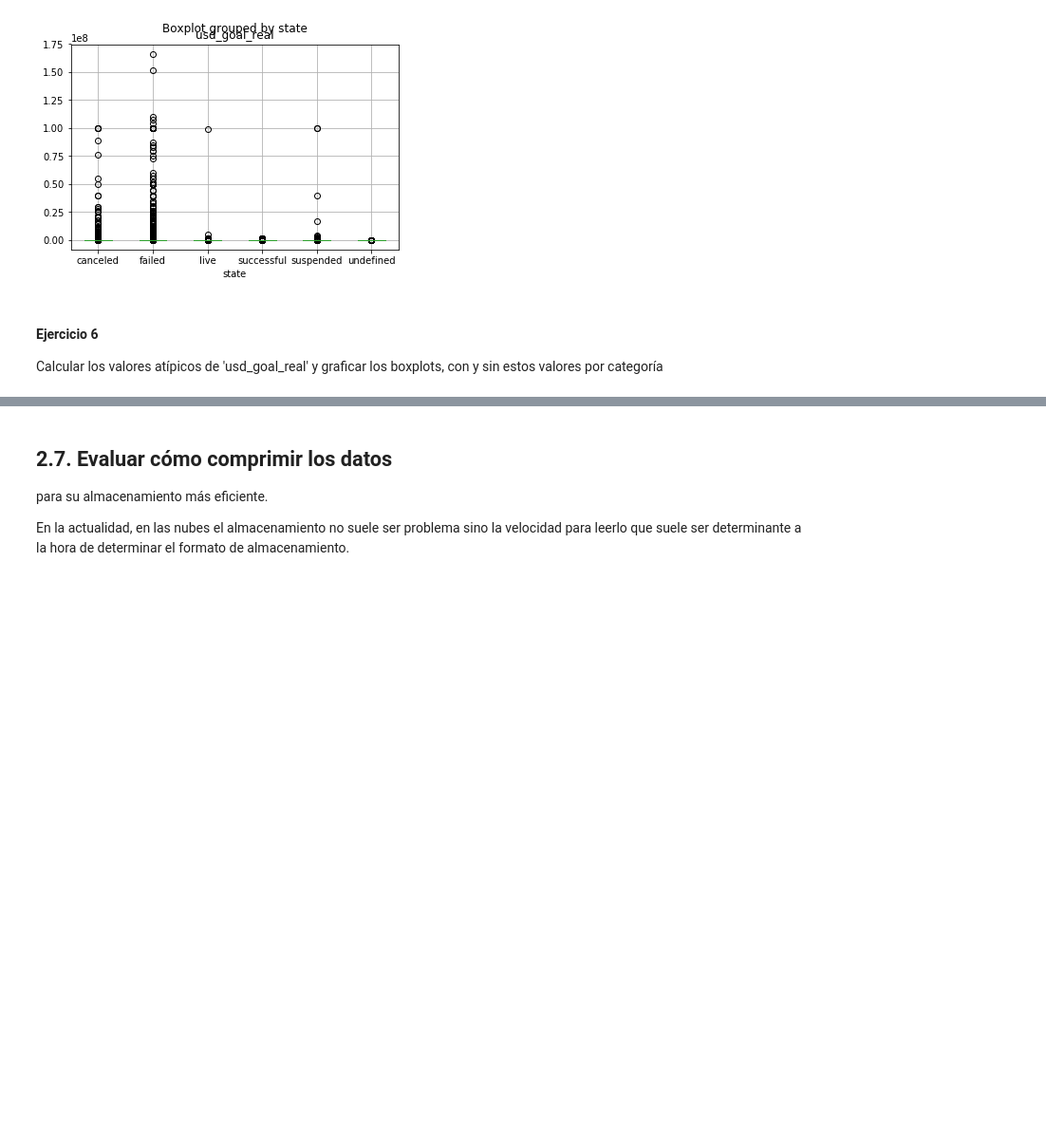
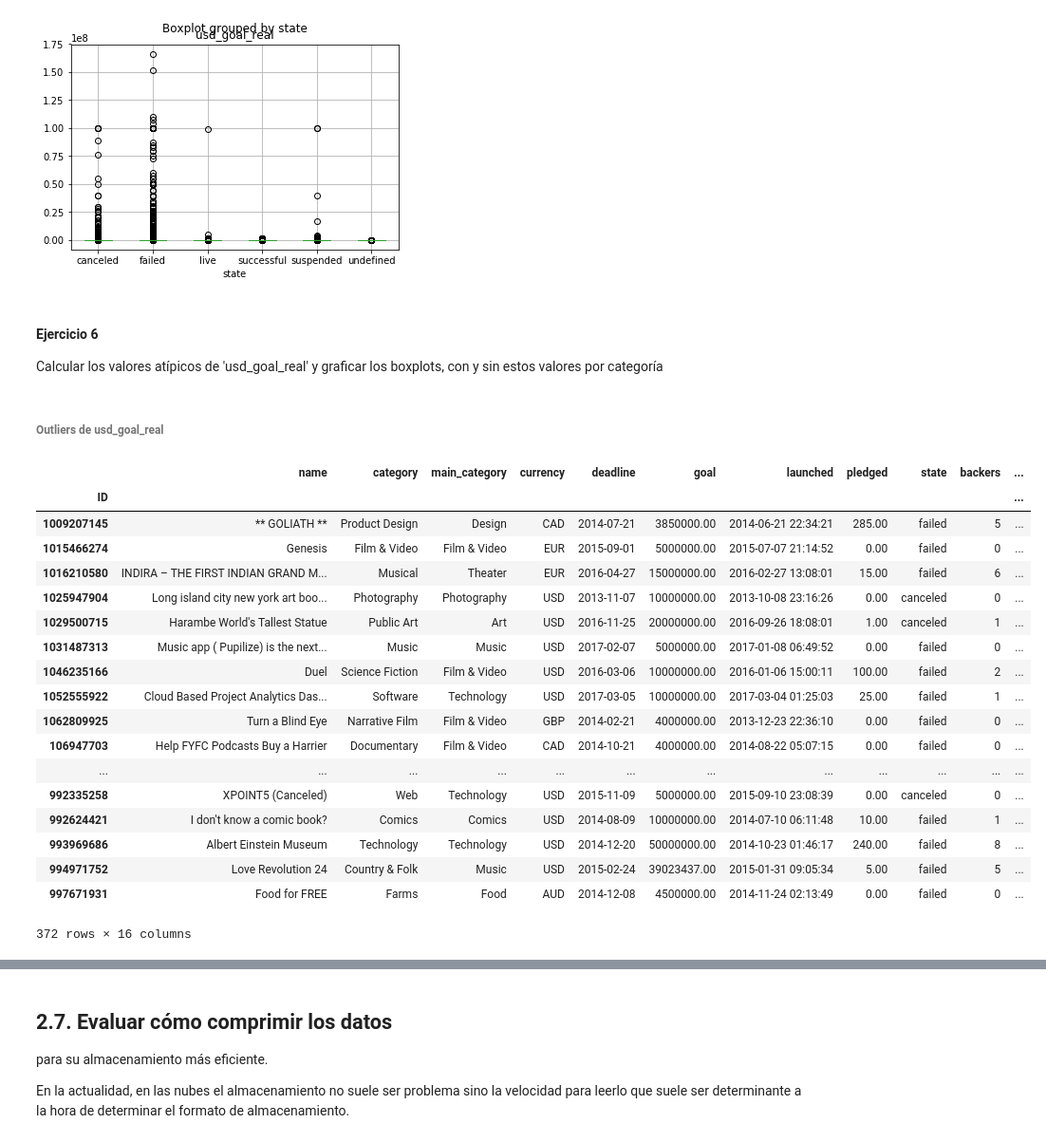
Before and after one commit to sergiobuzzi/AnalisisYCuracion, a Jupyter notebook: notebooks/Limpieza.ipynb, the cells around one changed output, grey strips where cells are left out. Shown: that part at 95% size. Saved outputs shown, nothing was run; the diff lists cells and outputs as text; code cells hidden in the pictures; blank space fills up the shorter version.

```diff
--- a/notebooks/Limpieza.ipynb
+++ b/notebooks/Limpieza.ipynb
@@ -1084,3 +1192,29 @@ kickstarter_2018.boxplot(column='usd_goal_real',by='state');
 #### Ejercicio 6
 
 Calcular los valores atípicos de 'usd_goal_real' y graficar los boxplots, con y sin estos valores por categoría
+# %% [markdown]
+###### Outliers de usd_goal_real
+# %%
+outliers = kickstarter_2018[kickstarter_2018.usd_goal_real > (kickstarter_2018.usd_goal_real.mean() +
+                                                            3 * kickstarter_2018.usd_goal_real.std())]
+outliers
+# %% [output]
+|  | name | category | main_category | currency | deadline | goal | launched | pledged | state | backers | ... |
+| ID |  |  |  |  |  |  |  |  |  |  | ... |
+| 1009207145 | ** GOLIATH ** | Product Design | Design | CAD | 2014-07-21 | 3850000.00 | 2014-06-21 22:34:21 | 285.00 | failed | 5 | ... |
+| 1015466274 | Genesis | Film & Video | Film & Video | EUR | 2015-09-01 | 5000000.00 | 2015-07-07 21:14:52 | 0.00 | failed | 0 | ... |
+| 1016210580 | INDIRA – THE FIRST INDIAN GRAND M... | Musical | Theater | EUR | 2016-04-27 | 15000000.00 | 2016-02-27 13:08:01 | 15.00 | failed | 6 | ... |
+| 1025947904 | Long island city new york art boo... | Photography | Photography | USD | 2013-11-07 | 10000000.00 | 2013-10-08 23:16:26 | 0.00 | canceled | 0 | ... |
+| 1029500715 | Harambe World's Tallest Statue | Public Art | Art | USD | 2016-11-25 | 20000000.00 | 2016-09-26 18:08:01 | 1.00 | canceled | 1 | ... |
+| 1031487313 | Music app ( Pupilize) is the next... | Music | Music | USD | 2017-02-07 | 5000000.00 | 2017-01-08 06:49:52 | 0.00 | failed | 0 | ... |
+| 1046235166 | Duel | Science Fiction | Film & Video | USD | 2016-03-06 | 10000000.00 | 2016-01-06 15:00:11 | 100.00 | failed | 2 | ... |
+| 1052555922 | Cloud Based Project Analytics Das... | Software | Technology | USD | 2017-03-05 | 10000000.00 | 2017-03-04 01:25:03 | 25.00 | failed | 1 | ... |
+| 1062809925 | Turn a Blind Eye | Narrative Film | Film & Video | GBP | 2014-02-21 | 4000000.00 | 2013-12-23 22:36:10 | 0.00 | failed | 0 | ... |
+| 106947703 | Help FYFC Podcasts Buy a Harrier | Documentary | Film & Video | CAD | 2014-10-21 | 4000000.00 | 2014-08-22 05:07:15 | 0.00 | failed | 0 | ... |
+| ... | ... | ... | ... | ... | ... | ... | ... | ... | ... | ... | ... |
+| 992335258 | XPOINT5 (Canceled) | Web | Technology | USD | 2015-11-09 | 5000000.00 | 2015-09-10 23:08:39 | 0.00 | canceled | 0 | ... |
+| 992624421 | I don't know a comic book? | Comics | Comics | USD | 2014-08-09 | 10000000.00 | 2014-07-10 06:11:48 | 10.00 | failed | 1 | ... |
+| 993969686 | Albert Einstein Museum | Technology | Technology | USD | 2014-12-20 | 50000000.00 | 2014-10-23 01:46:17 | 240.00 | failed | 8 | ... |
+| 994971752 | Love Revolution 24 | Country & Folk | Music | USD | 2015-02-24 | 39023437.00 | 2015-01-31 09:05:34 | 5.00 | failed | 5 | ... |
+| 997671931 | Food for FREE | Farms | Food | AUD | 2014-12-08 | 4500000.00 | 2014-11-24 02:13:49 | 0.00 | failed | 0 | ... |
+372 rows × 16 columns
```
Also changed, not shown: parts of 32 cells of this notebook.
